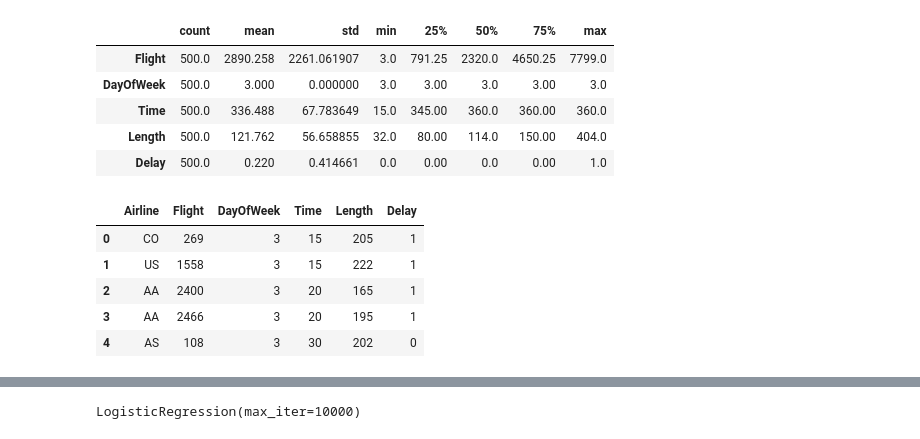
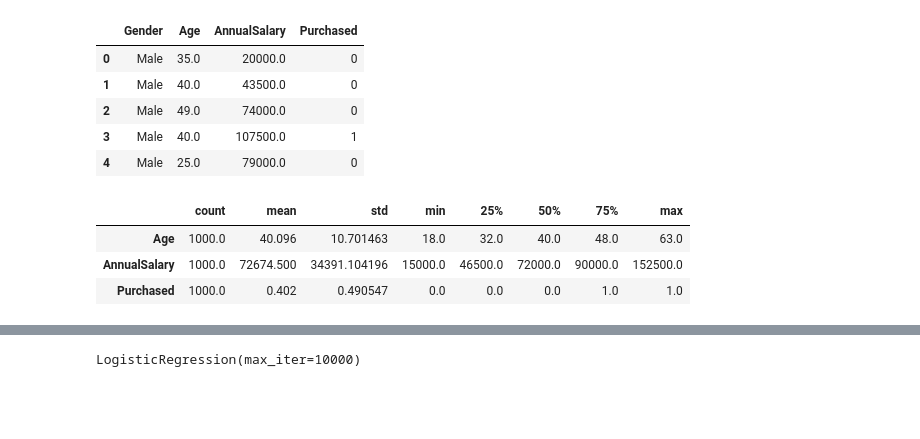
Before and after one commit to danm00nster/ML_PROJECT, a Jupyter notebook: 2ML_Daniel_Kwiecinski.ipynb, the cells around one changed output, grey strips where cells are left out. Saved outputs shown, nothing was run; the diff lists cells and outputs as text; code cells hidden in the pictures; blank space fills up the shorter version.

```diff
--- a/2ML_Daniel_Kwiecinski.ipynb
+++ b/2ML_Daniel_Kwiecinski.ipynb
@@ -25 +18,3 @@ AirlinesDF=AirlinesDF[:500]
+# %%
+Cars=pd.read_csv('PWML_PROJECT/car_data.csv')
 # %%
@@ -57,0 +35,3 @@ AirlinesDF.drop(columns=['id','AirportFrom','AirportTo'], inplace=True)
+# %%
+Cars=Cars.drop(columns="User ID")
+Cars.describe().T
@@ -57,0 +43,3 @@ AirlinesDF.drop(columns=['id','AirportFrom','AirportTo'], inplace=True)
+# %%
+Cars["Age"]=Cars["Age"].fillna(Cars["Age"].median())
+Cars["AnnualSalary"]=Cars["AnnualSalary"].fillna(Cars["AnnualSalary"].median())
@@ -58,18 +95,16 @@ AirlinesDF.drop(columns=['id','AirportFrom','AirportTo'], inplace=True)
+# %%
+Cars.head()
+# %% [output]
+|  | Gender | Age | AnnualSalary | Purchased |
+| 0 | Male | 35.0 | 20000.0 | 0 |
+| 1 | Male | 40.0 | 43500.0 | 0 |
+| 2 | Male | 49.0 | 74000.0 | 0 |
+| 3 | Male | 40.0 | 107500.0 | 1 |
+| 4 | Male | 25.0 | 79000.0 | 0 |
 # %%
-AirlinesDF.describe().T
+Cars.describe().T
 # %% [output]
 |  | count | mean | std | min | 25% | 50% | 75% | max |
-| Flight | 500.0 | 2890.258 | 2261.061907 | 3.0 | 791.25 | 2320.0 | 4650.25 | 7799.0 |
-| DayOfWeek | 500.0 | 3.000 | 0.000000 | 3.0 | 3.00 | 3.0 | 3.00 | 3.0 |
-| Time | 500.0 | 336.488 | 67.783649 | 15.0 | 345.00 | 360.0 | 360.00 | 360.0 |
-| Length | 500.0 | 121.762 | 56.658855 | 32.0 | 80.00 | 114.0 | 150.00 | 404.0 |
-| Delay | 500.0 | 0.220 | 0.414661 | 0.0 | 0.00 | 0.0 | 0.00 | 1.0 |
+| Age | 1000.0 | 40.096 | 10.701463 | 18.0 | 32.0 | 40.0 | 48.0 | 63.0 |
+| AnnualSalary | 1000.0 | 72674.500 | 34391.104196 | 15000.0 | 46500.0 | 72000.0 | 90000.0 | 152500.0 |
+| Purchased | 1000.0 | 0.402 | 0.490547 | 0.0 | 0.0 | 0.0 | 1.0 | 1.0 |
-# %%
-AirlinesDF.head()
-# %% [output]
-|  | Airline | Flight | DayOfWeek | Time | Length | Delay |
-| 0 | CO | 269 | 3 | 15 | 205 | 1 |
-| 1 | US | 1558 | 3 | 15 | 222 | 1 |
-| 2 | AA | 2400 | 3 | 20 | 165 | 1 |
-| 3 | AA | 2466 | 3 | 20 | 195 | 1 |
-| 4 | AS | 108 | 3 | 30 | 202 | 0 |
```
Also changed, not shown: parts of 33 cells of this notebook.
